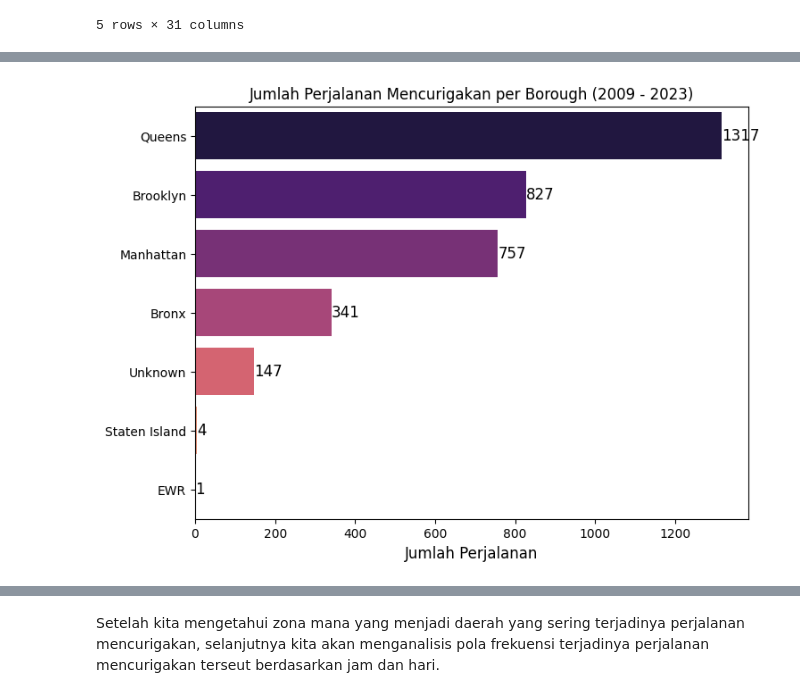
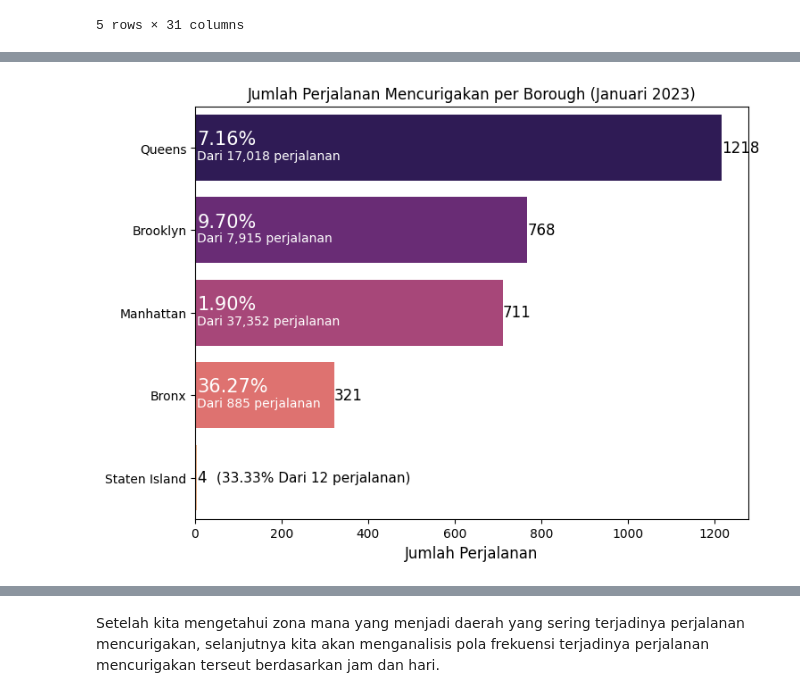
Before and after one commit to Meowstronot/New-York-City-TLC-Trip-Analyst, a Jupyter notebook: notebook/New York City TLC Trip.ipynb, the cells around one changed output, grey strips where cells are left out. Cells and saved outputs as stored; diff of their text form; code cells hidden in the pictures.

```diff
--- a/notebook/New York City TLC Trip.ipynb
+++ b/notebook/New York City TLC Trip.ipynb
@@ -416,0 +459,2 @@ df["Trip Duration (seconds)"] = df["Trip Duration"].dt.total_seconds()
+# %%
+df.drop(df[(df["PULocationID"].isin([264,265])) | (df["DOLocationID"].isin([264,265])) ].index, inplace=True)
@@ -761,3 +817,7 @@ df.head()
 | 3 | 1 | 2023-01-01 00:13:14 | 2023-01-01 00:19:03 | N | 1.0 | 41 | ... |
 | 4 | 1 | 2023-01-01 00:33:04 | 2023-01-01 00:39:02 | N | 1.0 | 41 | ... |
 5 rows × 31 columns
+# %%
+df_total_trips = top_pickup_Borough.reset_index()
+df_total_trips.columns = ["Borough", "Total Trips"]
+df_total_trips
@@ -764,4 +831,8 @@ df.head()
 # %%
 anomaly_borough = df.groupby("Pickup Borough")["Anomaly Travel"].sum().sort_values(ascending=False)
-anomaly_borough
+df_top_abnormal_borough = pd.DataFrame({
+                                        "Borough": anomaly_borough.index,
+                                        "Anomaly Count": anomaly_borough.values,
+                                        })
+df_top_abnormal_borough
 # %% [output]
@@ -776,0 +845,4 @@ Name: Anomaly Travel, dtype: int64
+# %%
+df_top_abnormal_borough = df_top_abnormal_borough.merge(df_total_trips, on="Borough", how="left")
+df_top_abnormal_borough["Anomaly Rate (%)"] = ((df_top_abnormal_borough["Anomaly Count"] / df_top_abnormal_borough["Total Trips"]) * 100).round(2)
+df_top_abnormal_borough
@@ -777,18 +856,33 @@ Name: Anomaly Travel, dtype: int64
 # %%
 # Membuat visualisasi
 plt.figure(figsize=(8, 6))
-ax = sns.barplot(x=anomaly_borough.values, y=anomaly_borough.index, hue=anomaly_borough.index, palette="magma", legend=False)
+ax = sns.barplot(x=df_top_abnormal_borough["Anomaly Count"], y=df_top_abnormal_borough["Borough"],
+                hue=df_top_abnormal_borough["Borough"], palette="magma", legend=False)
 
 # Menambahkan label nilai di atas setiap batang
-for index, value in enumerate(anomaly_borough.values):
+for index, value in enumerate(df_top_abnormal_borough["Anomaly Count"]):
     plt.text(value, index, str(value), color="black", va="center", fontsize=12)
 
+# Menambahkan label persentase
+for index, value in enumerate(df_top_abnormal_borough["Anomaly Rate (%)"]):
+    if index < 4:
+        plt.text(5, index-0.1, f"{value:.2f}%", color="white", va="center", fontsize=15)
+
+plt.text(50, 4, f"({df_top_abnormal_borough.loc[4,"Anomaly Rate (%)"]:.2f}% Dari {df_top_abnormal_borough.loc[4,"Total Trips"]} perjalanan)",
+        color="black", va="center", fontsize=11)
+
+# Menambahkan label text
+for index, value in enumerate(df_top_abnormal_borough["Total Trips"]):
+    if index < 4:
+        plt.text(5, index+0.1, f"Dari {value:,} perjalanan", color="white", va="center", fontsize=10)
+
+
 # Menambahkan judul dan label
-plt.title("Jumlah Perjalanan Mencurigakan per Borough (2009 - 2023)", fontsize=12)
+plt.title("Jumlah Perjalanan Mencurigakan per Borough (Januari 2023)", fontsize=12)
 plt.xlabel("Jumlah Perjalanan", fontsize=12)
 plt.ylabel("")
 
 # Menampilkan plot
 plt.show()
 # %% [output]
-[figure, old version]
+[figure, new version]
```
Also changed, not shown: parts of 83 cells of this notebook, 2 other files.
